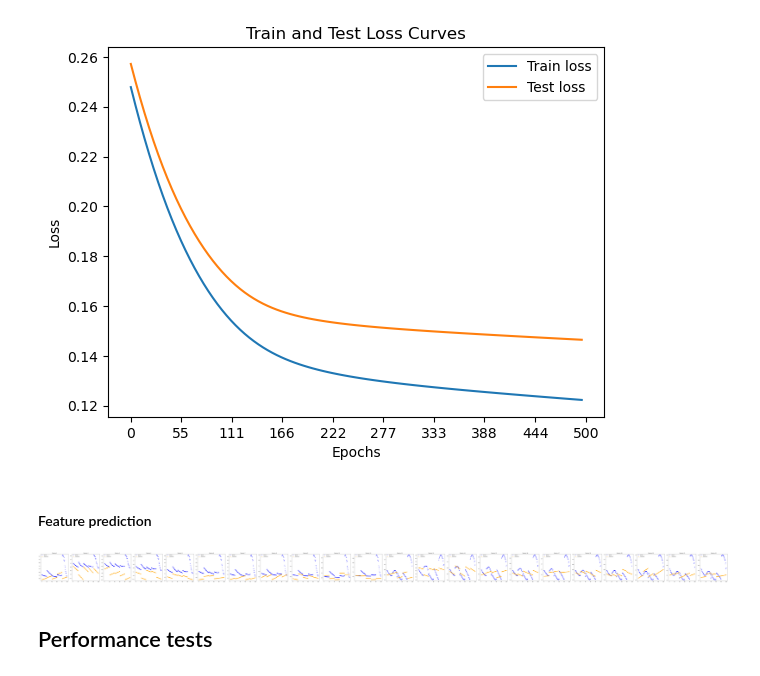
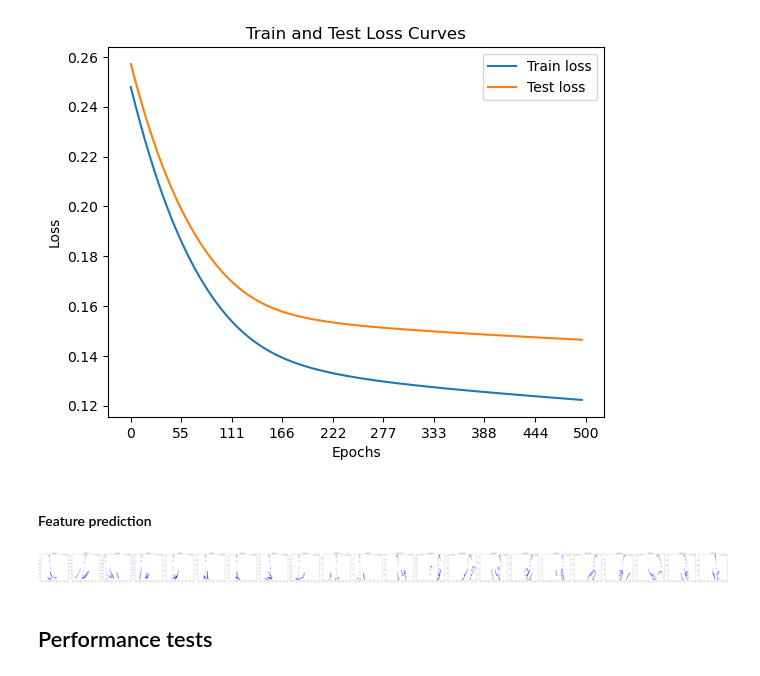
Before and after one commit to SunzidHassan/Research, a Jupyter notebook: 23-24_Automatic-Control-Lab/Projects/24_Aerosol/24_aerosol.ipynb, the cells around one changed output. Cells and saved outputs as stored; diff of their text form; code cells hidden in the pictures.

```diff
--- a/23-24_Automatic-Control-Lab/Projects/24_Aerosol/24_aerosol.ipynb
+++ b/23-24_Automatic-Control-Lab/Projects/24_Aerosol/24_aerosol.ipynb
@@ -1068,6 +1068,7 @@ torch.manual_seed(42)
 torch.cuda.manual_seed(42)
 
 epochs = 500
+model = model_lin0
 
 # send data to target device
 X_train, y_train = X_train.to(device), y_train.to(device)
@@ -1079,7 +1080,7 @@ test_loss_values = []
 
 for epoch in range(epochs):
     # 1. Forward pass
-    y_pred = model_lin0(X_train).squeeze()
+    y_pred = model(X_train).squeeze()
 
     # 2. Calculate loss
     loss = loss_fn(y_pred, y_train)
@@ -1094,11 +1095,11 @@ for epoch in range(epochs):
     optimizer.step()
 
     # 6. Evaluate
-    model_lin0.eval()
+    model.eval()
 
     with torch.inference_mode():
         # 1. Forward pass
-        test_pred = model_lin0(X_test)
+        test_pred = model(X_test)
 
         # 2. Calculate loss
         test_loss = loss_fn(test_pred, y_test)
@@ -1115,7 +1116,7 @@ MODEL_PATH.mkdir(parents=True, exist_ok=True)
 MODEL_NAME = "geoIn_linear_v2.pth"
 MODEL_SAVE_PATH = MODEL_PATH / MODEL_NAME
 print(f"Saving model to : {MODEL_SAVE_PATH}")
-torch.save(obj=model_lin0.state_dict(), f=MODEL_SAVE_PATH)
+torch.save(obj=model.state_dict(), f=MODEL_SAVE_PATH)
 # %% [output]
 Epoch: 0 | Train loss: 0.24787 | Test loss: 0.25718
 Epoch: 5 | Train loss: 0.24068 | Test loss: 0.25029
@@ -1163,36 +1197,38 @@ plt.show()
 # %%
 import matplotlib.pyplot as plt
 
 samples = 100
+# samples = len(y_test[:,0])
 
-model_lin0.eval()
+model = model_lin0
+
+model.eval()
 with torch.inference_mode():
-    y_pred = model_lin0(X_test[:samples].to(device))
+    y_pred = model(X_test[:samples].to(device))
 
 x = np.arange(1,samples+1,1)
 y = y_test[:samples].to("cpu")
 y_pred = y_pred.to("cpu")
 
 y_01 = y[:,0]
 y_pred_01 = y_pred[:,0]
 
 # plot feature prediction
 num_features = y.shape[1]
 
 # Create a large figure with multiple subplots in a single row or grid format
 fig, axes = plt.subplots(1, num_features, figsize=(5 * num_features, 5), sharex=True)
 
 # Loop to create scatter plots for each feature
 for i in range(num_features):
-    axes[i].scatter(x, y[:, i], label='Actual', color='blue', alpha=0.6)
-    axes[i].scatter(x, y_pred[:, i], label='Predicted', color='orange', alpha=0.6)
+    axes[i].scatter(y_pred[:, i], y[:, i], label='Actual', color='blue', alpha=0.6)
     axes[i].set_title(f'Feature {i+1}')
     axes[i].legend()
 
 plt.tight_layout()
 plt.show()
 # %% [output]
-[figure, old version]
+[figure, new version]
 # %% [markdown]
 ## Performance tests
 # %%
```
Also changed, not shown: parts of 1 cell of this notebook, 2 other files.
